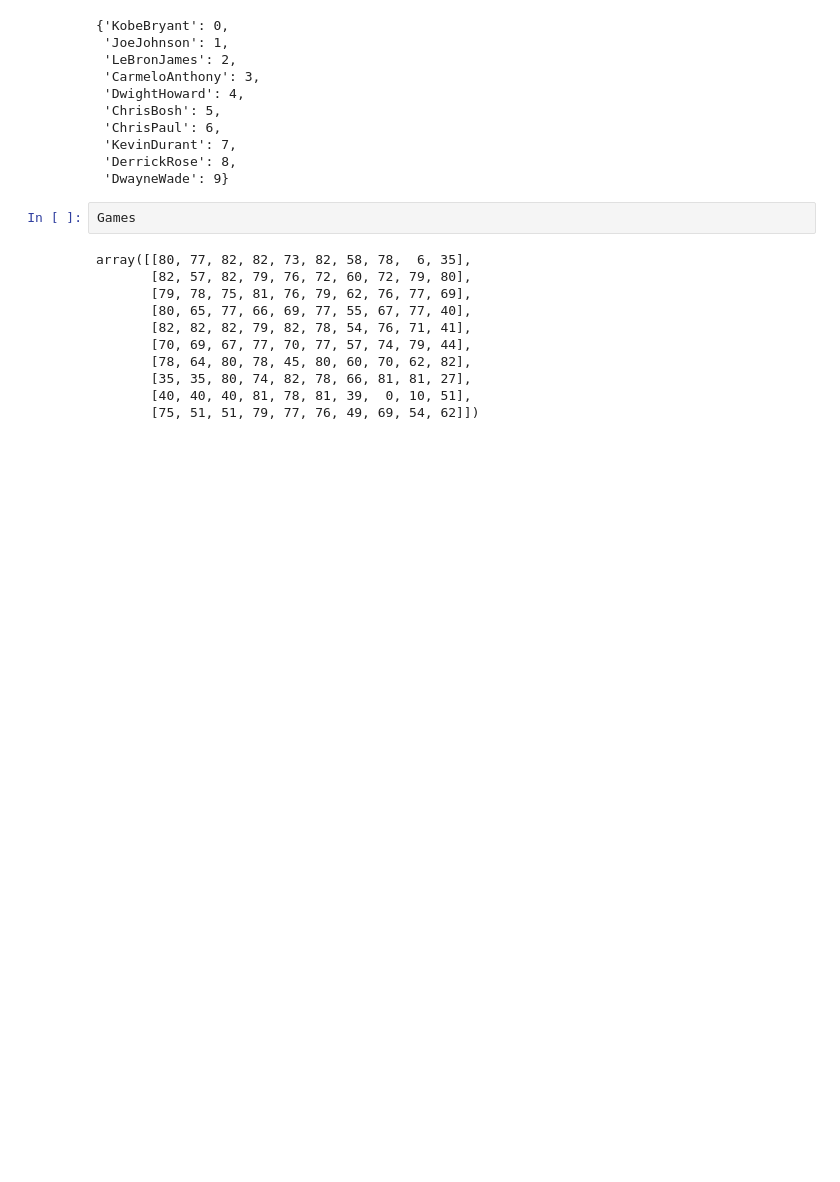
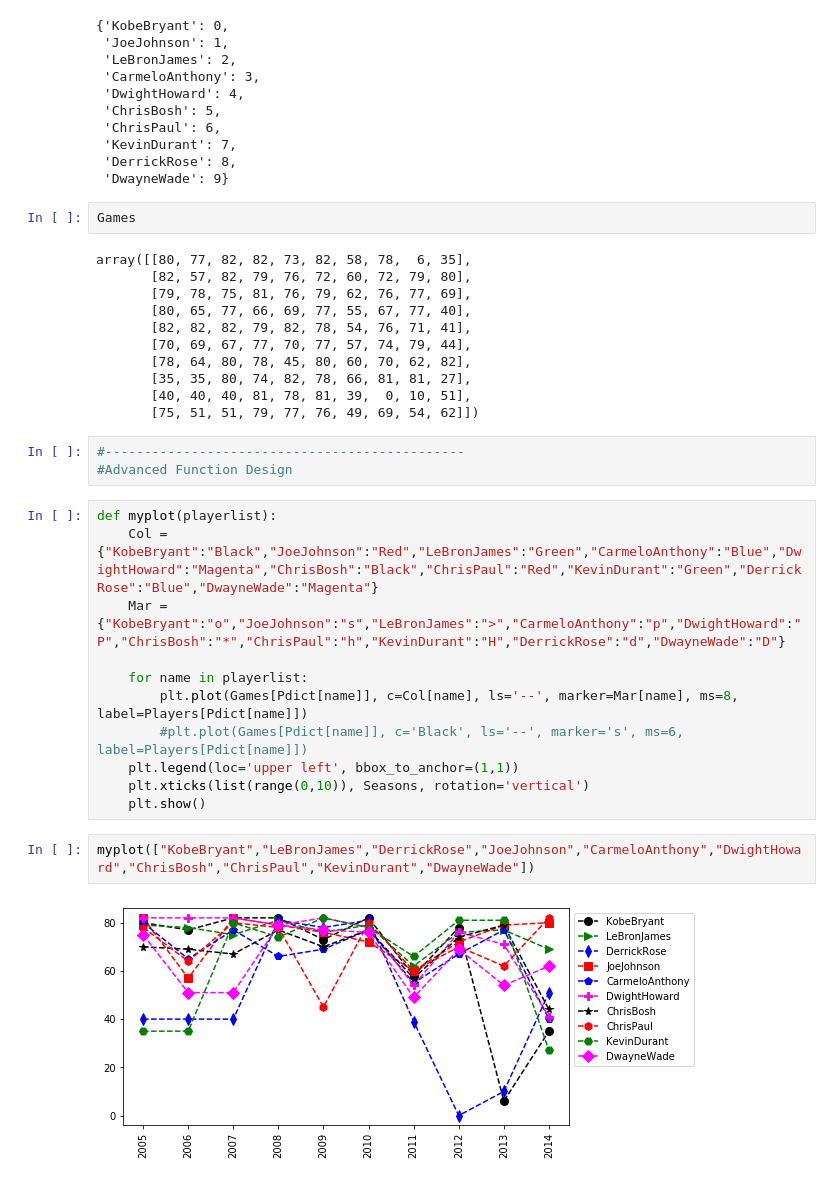
Before and after one commit to moshohel/python-for-data-science, a Jupyter notebook: Basketball Analysis.ipynb, the cells around one changed output. Cells and saved outputs as stored; diff of their text form; blank space fills up the shorter version.

Commit message:
Function.

```diff
--- a/Basketball Analysis.ipynb
+++ b/Basketball Analysis.ipynb
@@ -771,3 +771,21 @@ array([[80, 77, 82, 82, 73, 82, 58, 78,  6, 35],
        [35, 35, 80, 74, 82, 78, 66, 81, 81, 27],
        [40, 40, 40, 81, 78, 81, 39,  0, 10, 51],
        [75, 51, 51, 79, 77, 76, 49, 69, 54, 62]])
+# %%
+#----------------------------------------------
+#Advanced Function Design
+# %%
+def myplot(playerlist):
+    Col = {"KobeBryant":"Black","JoeJohnson":"Red","LeBronJames":"Green","CarmeloAnthony":"Blue","DwightHoward":"Magenta","ChrisBosh":"Black","ChrisPaul":"Red","KevinDurant":"Green","DerrickRose":"Blue","DwayneWade":"Magenta"}
+    Mar = {"KobeBryant":"o","JoeJohnson":"s","LeBronJames":">","CarmeloAnthony":"p","DwightHoward":"P","ChrisBosh":"*","ChrisPaul":"h","KevinDurant":"H","DerrickRose":"d","DwayneWade":"D"}
+
+    for name in playerlist:
+        plt.plot(Games[Pdict[name]], c=Col[name], ls='--', marker=Mar[name], ms=8, label=Players[Pdict[name]])
+        #plt.plot(Games[Pdict[name]], c='Black', ls='--', marker='s', ms=6, label=Players[Pdict[name]])
+    plt.legend(loc='upper left', bbox_to_anchor=(1,1))
+    plt.xticks(list(range(0,10)), Seasons, rotation='vertical')
+    plt.show()
+# %%
+myplot(["KobeBryant","LeBronJames","DerrickRose","JoeJohnson","CarmeloAnthony","DwightHoward","ChrisBosh","ChrisPaul","KevinDurant","DwayneWade"])
+# %% [output]
+[figure, added]
```
Also changed, not shown: parts of 9 cells of this notebook.
